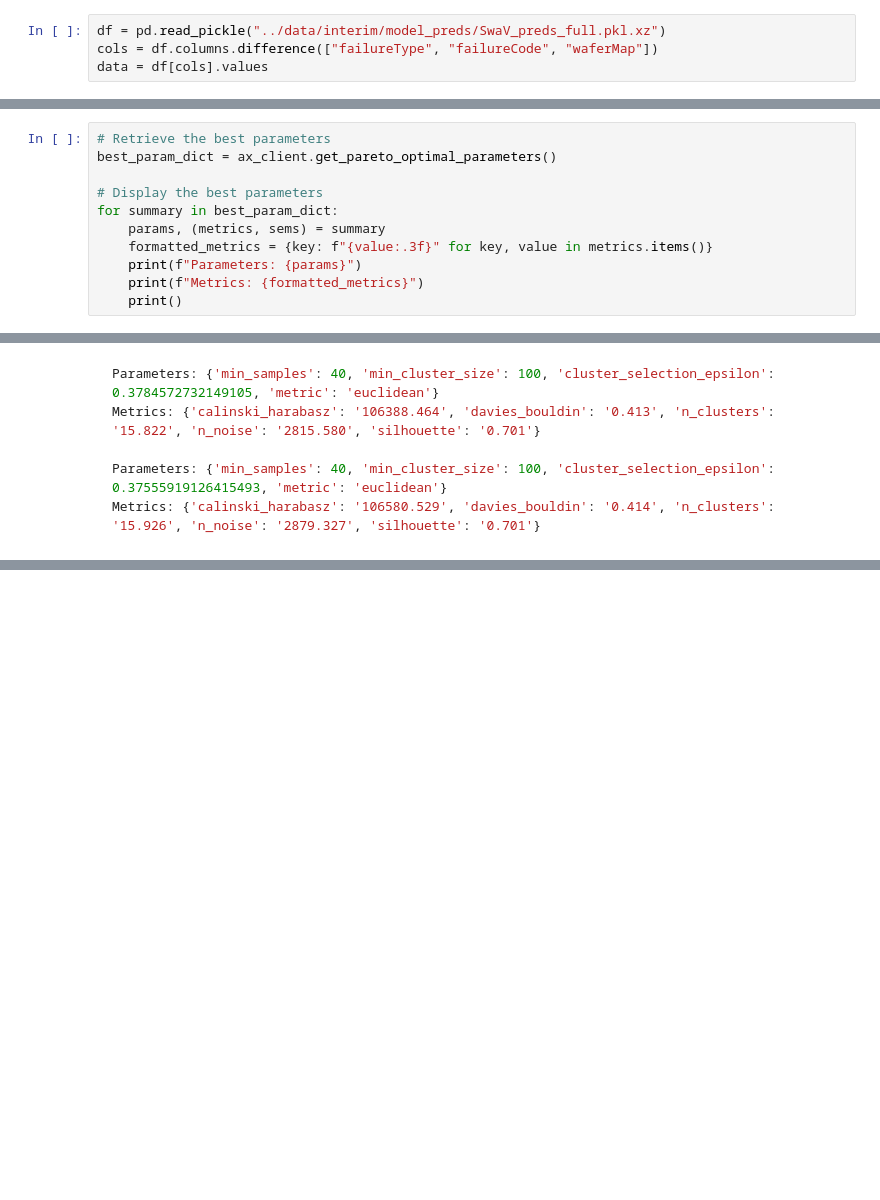
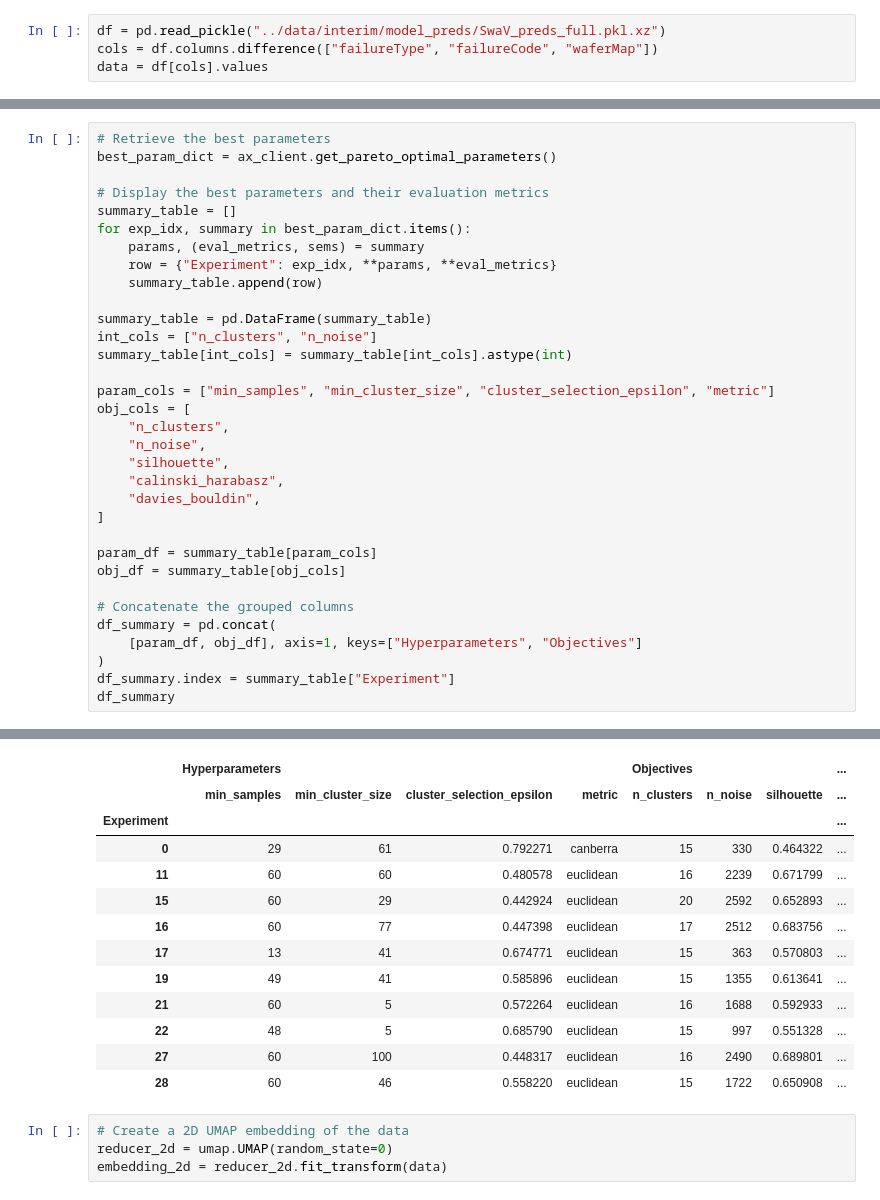
Before and after one commit to faris-k/self-supervised-wafermaps, a Jupyter notebook: notebooks/3.2-Embeddings-SSL-categories.ipynb, the cells around one changed output, grey strips where cells are left out. Drawn from its saved outputs; the diff is of its cells as text; blank space fills up the shorter version.

Commit message:
Update hyperparameter search
Add mpn65 color palette, update clustering notebook

````diff
--- a/notebooks/3.2-Embeddings-SSL-categories.ipynb
+++ b/notebooks/3.2-Embeddings-SSL-categories.ipynb
@@ -155,11 +139,0 @@ for i in range(30):
-# %%
-# Retrieve the best parameters
-best_param_dict = ax_client.get_pareto_optimal_parameters()
-
-# Display the best parameters
-for summary in best_param_dict:
-    params, (metrics, sems) = summary
-    formatted_metrics = {key: f"{value:.3f}" for key, value in metrics.items()}
-    print(f"Parameters: {params}")
-    print(f"Metrics: {formatted_metrics}")
-    print()
@@ -174,8 +140,34 @@ Metrics: {'calinski_harabasz': '106580.529', 'davies_bouldin': '0.414', 'n_clust
-# %% [markdown]
-```python
-Parameters: {'min_samples': 40, 'min_cluster_size': 100, 'cluster_selection_epsilon': 0.3784572732149105, 'metric': 'euclidean'}
-Metrics: {'calinski_harabasz': '106388.464', 'davies_bouldin': '0.413', 'n_clusters': '15.822', 'n_noise': '2815.580', 'silhouette': '0.701'}
-
-Parameters: {'min_samples': 40, 'min_cluster_size': 100, 'cluster_selection_epsilon': 0.37555919126415493, 'metric': 'euclidean'}
-Metrics: {'calinski_harabasz': '106580.529', 'davies_bouldin': '0.414', 'n_clusters': '15.926', 'n_noise': '2879.327', 'silhouette': '0.701'}
-```
+# %%
+# Retrieve the best parameters
+best_param_dict = ax_client.get_pareto_optimal_parameters()
+
+# Display the best parameters and their evaluation metrics
+summary_table = []
+for exp_idx, summary in best_param_dict.items():
+    params, (eval_metrics, sems) = summary
+    row = {"Experiment": exp_idx, **params, **eval_metrics}
+    summary_table.append(row)
+
+summary_table = pd.DataFrame(summary_table)
+int_cols = ["n_clusters", "n_noise"]
+summary_table[int_cols] = summary_table[int_cols].astype(int)
+
+param_cols = ["min_samples", "min_cluster_size", "cluster_selection_epsilon", "metric"]
+obj_cols = [
+    "n_clusters",
+    "n_noise",
+    "silhouette",
+    "calinski_harabasz",
+    "davies_bouldin",
+]
+
+param_df = summary_table[param_cols]
+obj_df = summary_table[obj_cols]
+
+# Concatenate the grouped columns
+df_summary = pd.concat(
+    [param_df, obj_df], axis=1, keys=["Hyperparameters", "Objectives"]
+)
+df_summary.index = summary_table["Experiment"]
+df_summary
+# %% [output]
@@ -182 +176,18 @@ Metrics: {'calinski_harabasz': '106580.529', 'davies_bouldin': '0.414', 'n_clust
+|  | Hyperparameters |  |  |  | Objectives |  |  | ... |
+|  | min_samples | min_cluster_size | cluster_selection_epsilon | metric | n_clusters | n_noise | silhouette | ... |
+| Experiment |  |  |  |  |  |  |  | ... |
+| 0 | 29 | 61 | 0.792271 | canberra | 15 | 330 | 0.464322 | ... |
+| 11 | 60 | 60 | 0.480578 | euclidean | 16 | 2239 | 0.671799 | ... |
+| 15 | 60 | 29 | 0.442924 | euclidean | 20 | 2592 | 0.652893 | ... |
+| 16 | 60 | 77 | 0.447398 | euclidean | 17 | 2512 | 0.683756 | ... |
+| 17 | 13 | 41 | 0.674771 | euclidean | 15 | 363 | 0.570803 | ... |
+| 19 | 49 | 41 | 0.585896 | euclidean | 15 | 1355 | 0.613641 | ... |
+| 21 | 60 | 5 | 0.572264 | euclidean | 16 | 1688 | 0.592933 | ... |
+| 22 | 48 | 5 | 0.685790 | euclidean | 15 | 997 | 0.551328 | ... |
+| 27 | 60 | 100 | 0.448317 | euclidean | 16 | 2490 | 0.689801 | ... |
+| 28 | 60 | 46 | 0.558220 | euclidean | 15 | 1722 | 0.650908 | ... |
+# %%
+# Create a 2D UMAP embedding of the data
+reducer_2d = umap.UMAP(random_state=0)
+embedding_2d = reducer_2d.fit_transform(data)
 # %%
````
Also changed, not shown: parts of 8 cells of this notebook, 1 other file.
